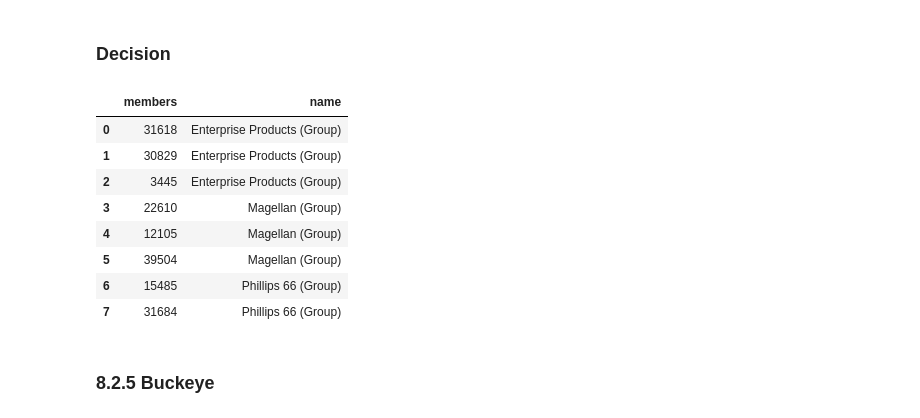
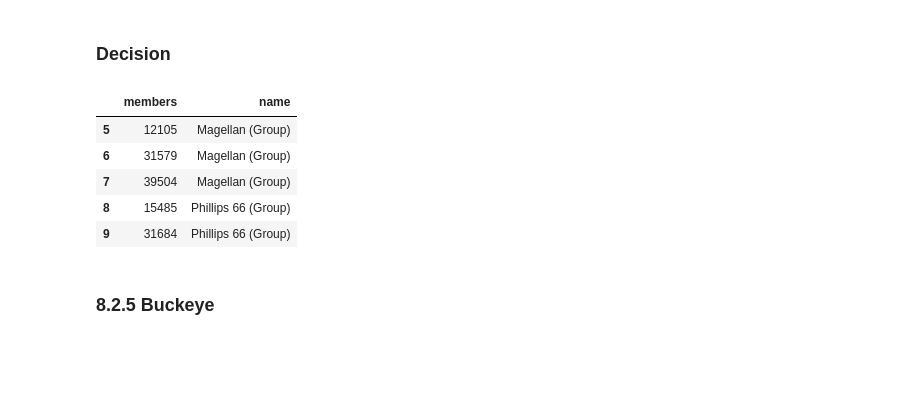
Before and after one commit to julianbarg/oil_industry, a Jupyter notebook: workbooks/8py_resolve issues.ipynb, the cells around one changed output. Drawn from its saved outputs; the diff is of its cells as text; code cells hidden in the pictures; blank space fills up the shorter version.

```diff
--- a/workbooks/8py_resolve issues.ipynb
+++ b/workbooks/8py_resolve issues.ipynb
@@ -154,5 +170,5 @@ Enterprise products partners aqcuired a majority stake in Dixie Pipelines in 200
 # %%
-company_groups = add_company_group('Enterprise Products (Group)', ['31618', '30829', '3445'], company_groups)
+company_groups = add_company_group('Enterprise Products (Group)', ['31618', '3445', '30829', '31270'], company_groups)
 company_groups
 # %% [output]
 |  | members | name |
@@ -224,7 +215,7 @@ Magellan acquired some pipelines from BP in September 2010, which might explain
 # %% [markdown]
 ### Decision
 # %%
-company_groups = add_company_group('Magellan (Group)', ['22610', '12105', '39504'], company_groups)
-company_groups
+company_groups = add_company_group('Magellan (Group)', ['22610', '12105', '31579', '39504'], company_groups)
+company_groups.tail()
 # %% [output]
 |  | members | name |
@@ -295,14 +263,11 @@ Sweeny refinery is not an independent organizations. We will reconsolidate the t
 ### Decision
 # %%
 company_groups = add_company_group('Phillips 66 (Group)', ['15485', '31684'], company_groups)
-company_groups
+company_groups.tail()
 # %% [output]
 |  | members | name |
-| 0 | 31618 | Enterprise Products (Group) |
-| 1 | 30829 | Enterprise Products (Group) |
-| 2 | 3445 | Enterprise Products (Group) |
-| 3 | 22610 | Magellan (Group) |
-| 4 | 12105 | Magellan (Group) |
-| 5 | 39504 | Magellan (Group) |
-| 6 | 15485 | Phillips 66 (Group) |
-| 7 | 31684 | Phillips 66 (Group) |
+| 5 | 12105 | Magellan (Group) |
+| 6 | 31579 | Magellan (Group) |
+| 7 | 39504 | Magellan (Group) |
+| 8 | 15485 | Phillips 66 (Group) |
+| 9 | 31684 | Phillips 66 (Group) |
```
Also changed, not shown: parts of 301 cells of this notebook, 4 other files.
